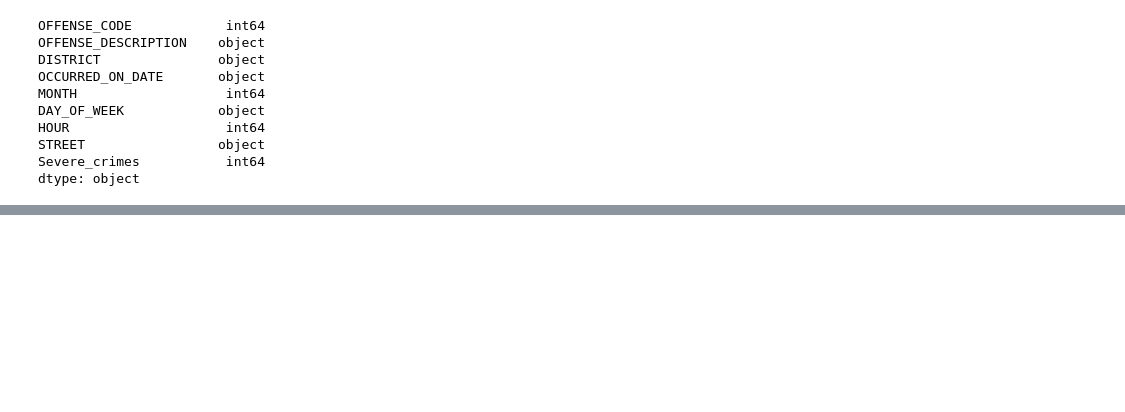
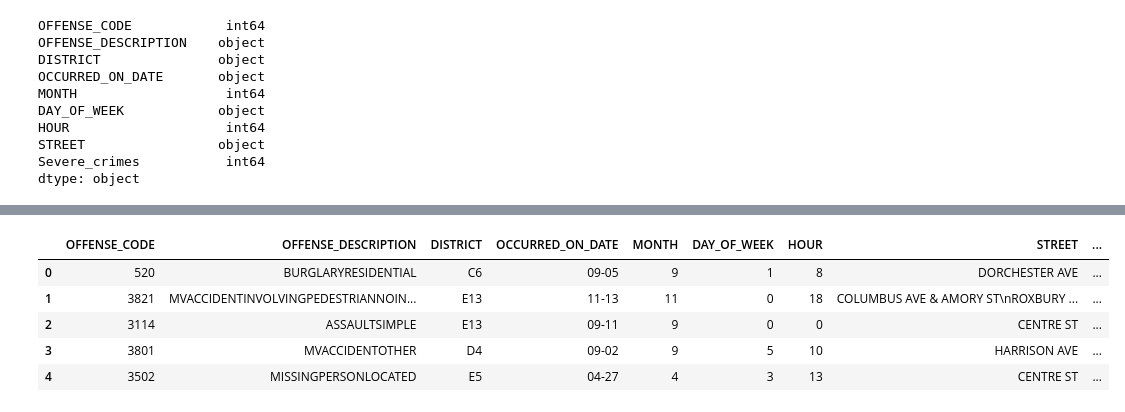
Before and after one commit to wdy908110776/ADAN8888-project-DW, a Jupyter notebook: notebooks/week4.ipynb, the cells around one changed output, grey strips where cells are left out. Cells and saved outputs as stored; diff of their text form; code cells hidden in the pictures; blank space fills up the shorter version.

Commit message:
week4

```diff
--- a/notebooks/week4.ipynb
+++ b/notebooks/week4.ipynb
@@ -125,2 +122,20 @@ train.head()
 | 3 | 3801 | M/V ACCIDENT - OTHER | D4 | 09-02 | 9 | 5 | 10 | HARRISON AVE | ... |
 | 4 | 3502 | MISSING PERSON - LOCATED | E5 | 04-27 | 4 | 3 | 13 | CENTRE ST | ... |
+# %%
+# Remove spaces in OFFENSE_DESCRIPTION
+train['OFFENSE_DESCRIPTION'] = train['OFFENSE_DESCRIPTION'].str.replace(' ', '')
+remove = ['-', '(', ')', '/']
+for r in remove:
+    train['OFFENSE_DESCRIPTION'] = train['OFFENSE_DESCRIPTION'].str.replace(r, '')
+
+
+
+
+train.head()
+# %% [output]
+|  | OFFENSE_CODE | OFFENSE_DESCRIPTION | DISTRICT | OCCURRED_ON_DATE | MONTH | DAY_OF_WEEK | HOUR | STREET | ... |
+| 0 | 520 | BURGLARYRESIDENTIAL | C6 | 09-05 | 9 | 1 | 8 | DORCHESTER AVE | ... |
+| 1 | 3821 | MVACCIDENTINVOLVINGPEDESTRIANNOIN... | E13 | 11-13 | 11 | 0 | 18 | COLUMBUS AVE & AMORY ST\nROXBURY ... | ... |
+| 2 | 3114 | ASSAULTSIMPLE | E13 | 09-11 | 9 | 0 | 0 | CENTRE ST | ... |
+| 3 | 3801 | MVACCIDENTOTHER | D4 | 09-02 | 9 | 5 | 10 | HARRISON AVE | ... |
+| 4 | 3502 | MISSINGPERSONLOCATED | E5 | 04-27 | 4 | 3 | 13 | CENTRE ST | ... |
```
Also changed, not shown: parts of 12 cells of this notebook.
